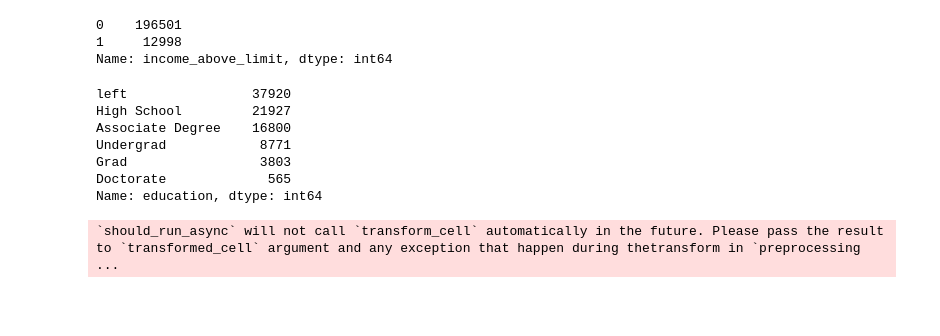
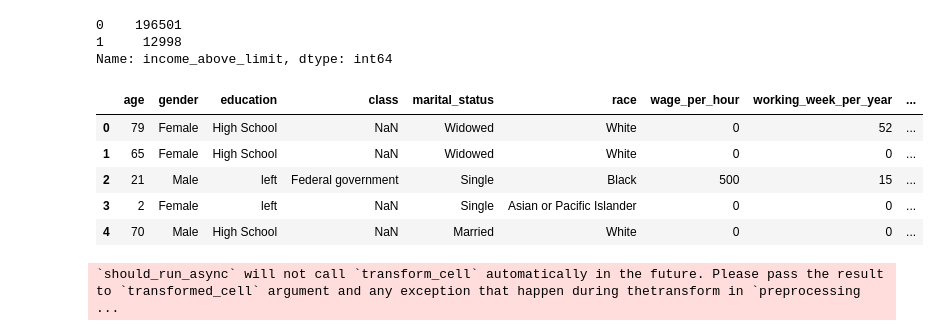
Before and after one commit to DeeeTeeee/IncomePredictionZindziProject, a Jupyter notebook: Starter_notebook.ipynb, the cells around one changed output. Drawn from its saved outputs; the diff is of its cells as text; code cells hidden in the pictures; blank space fills up the shorter version.

```diff
--- a/Starter_notebook.ipynb
+++ b/Starter_notebook.ipynb
@@ -173,5 +173,6 @@ we noticed `?` in the `country_of_birth_own` column.
 
 Let us deal with the ‘?’ now. We shall replace it with the ‘MODE’
 # %%
-# Replace "?" with "US" in the 'country_of_birth_own' column
+# Remove leading/trailing whitespace and then replace "?"
+train_df['country_of_birth_own'] = train_df['country_of_birth_own'].str.strip()
 train_df['country_of_birth_own'] = train_df['country_of_birth_own'].replace('?', 'US')
@@ -273,16 +254,15 @@ print(train_df['income_above_limit'].value_counts())
 0    196501
 1     12998
 Name: income_above_limit, dtype: int64
-# %%
-test_df['education'].value_counts()
-# %% [output]
-left                37920
-High School         21927
-Associate Degree    16800
-Undergrad            8771
-Grad                 3803
-Doctorate             565
-Name: education, dtype: int64
+# %%
+train_df.head()
+# %% [output]
+|  | age | gender | education | class | marital_status | race | wage_per_hour | working_week_per_year | ... |
+| 0 | 79 | Female | High School | NaN | Widowed | White | 0 | 52 | ... |
+| 1 | 65 | Female | High School | NaN | Widowed | White | 0 | 0 | ... |
+| 2 | 21 | Male | left | Federal government | Single | Black | 500 | 15 | ... |
+| 3 | 2 | Female | left | NaN | Single | Asian or Pacific Islander | 0 | 0 | ... |
+| 4 | 70 | Male | High School | NaN | Married | White | 0 | 0 | ... |
 # %%
 train_data['occupation_code_main'].value_counts()
 # %% [output]
```
Also changed, not shown: parts of 1 cell of this notebook.
